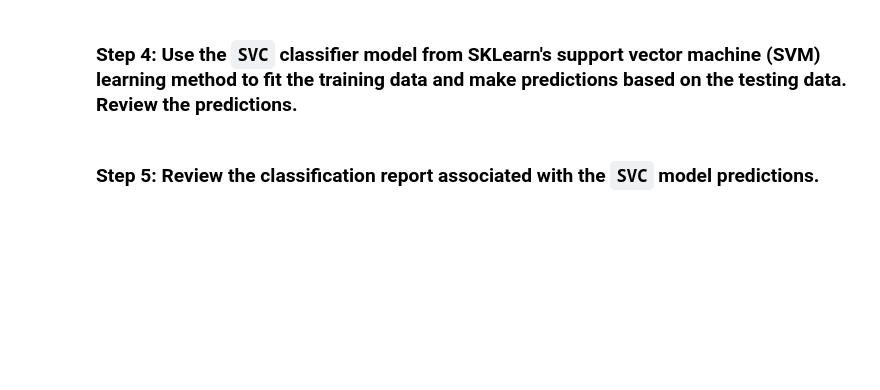
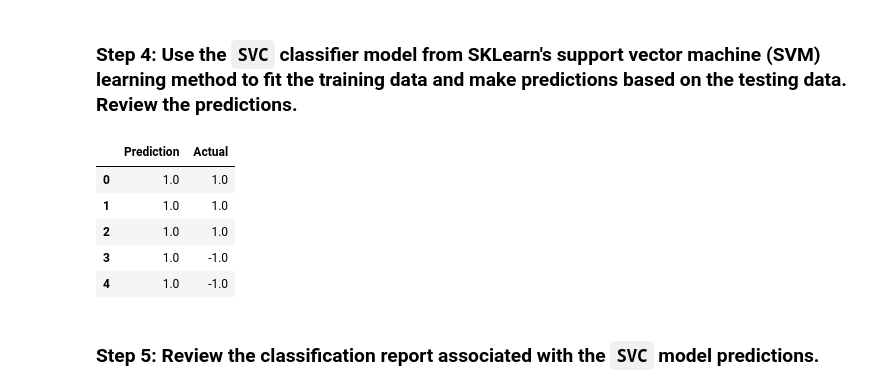
Before and after one commit to sfkonrad/M14_Challenge_Submission, a Jupyter notebook: M14_Challenge_Submission/M14_Challenge_KonradK_machine_learning_trading_bot.ipynb, the cells around one changed output. Saved outputs shown, nothing was run; the diff lists cells and outputs as text; code cells hidden in the pictures; blank space fills up the shorter version.

```diff
--- a/M14_Challenge_Submission/M14_Challenge_KonradK_machine_learning_trading_bot.ipynb
+++ b/M14_Challenge_Submission/M14_Challenge_KonradK_machine_learning_trading_bot.ipynb
@@ -208,17 +326,50 @@ X_test_scaled = X_scaler.transform(X_test)
 # %% [markdown]
 ### Step 4: Use the `SVC` classifier model from SKLearn's support vector machine (SVM) learning method to fit the training data and make predictions based on the testing data. Review the predictions.
 # %%
+
+
+
+
+
+
+
+
+
+
+
+
+
+
+
+
+
+
+
+
 # From SVM, instantiate SVC classifier model instance
-svm_model = # YOUR CODE HERE
+svm_model = SVC(kernel='linear')
 
 # Fit the model to the data using the training data
-svm_model = # YOUR CODE HERE
+svm_model = svm_model.fit(X_train_scaled, y_train)
 
 # Use the testing data to make the model predictions
-svm_pred = # YOUR CODE HERE
+svm_pred = svm_model.predict(X_test_scaled)
+
+results = pd.DataFrame({
+    "Prediction": svm_pred,
+    "Actual": y_test
+}).reset_index(drop=True)
 
 # Review the model's predicted values
 # YOUR CODE HERE
+results.head()
+# %% [output]
+|  | Prediction | Actual |
+| 0 | 1.0 | 1.0 |
+| 1 | 1.0 | 1.0 |
+| 2 | 1.0 | 1.0 |
+| 3 | 1.0 | -1.0 |
+| 4 | 1.0 | -1.0 |
 # %% [markdown]
 ### Step 5: Review the classification report associated with the `SVC` model predictions.
 # %%
```
Also changed, not shown: parts of 16 cells of this notebook.
